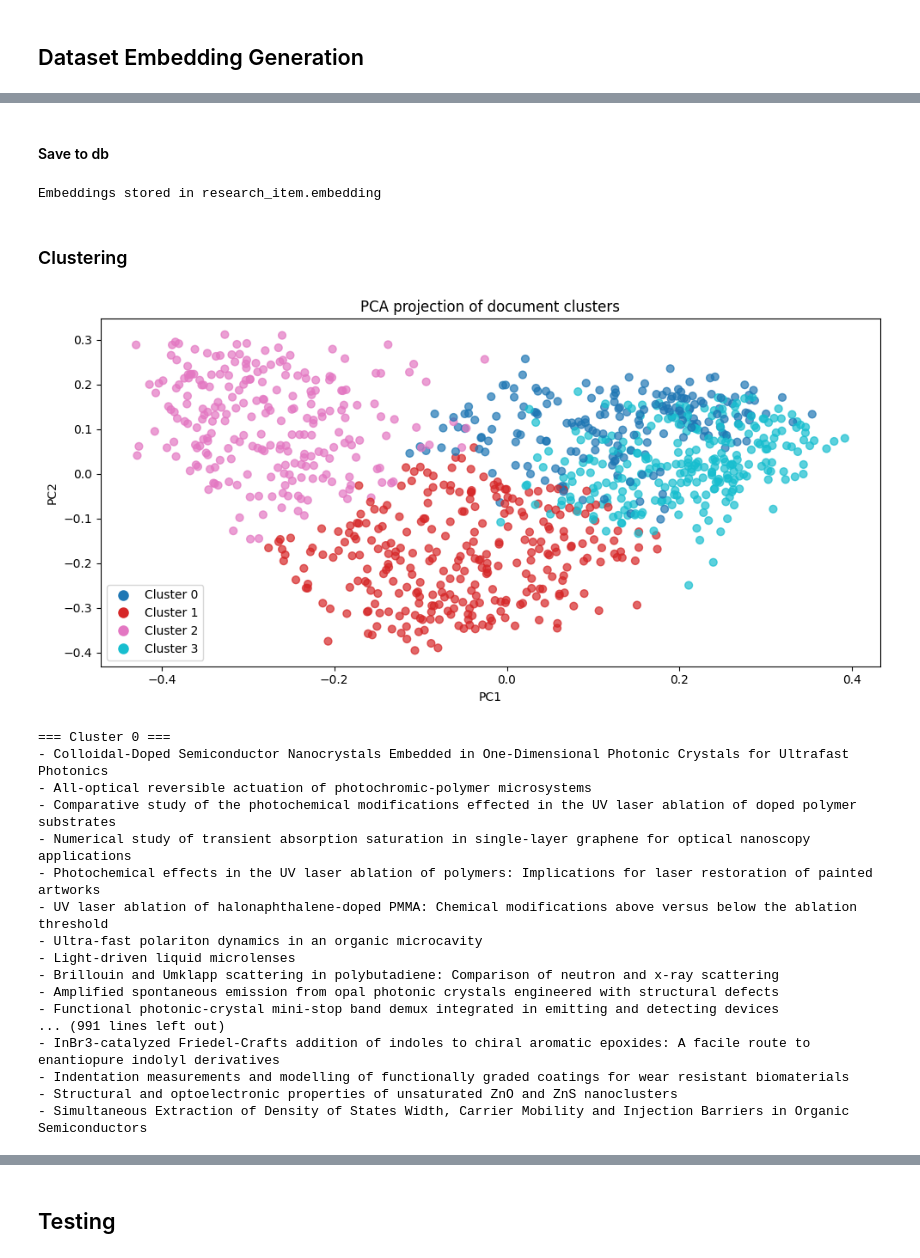
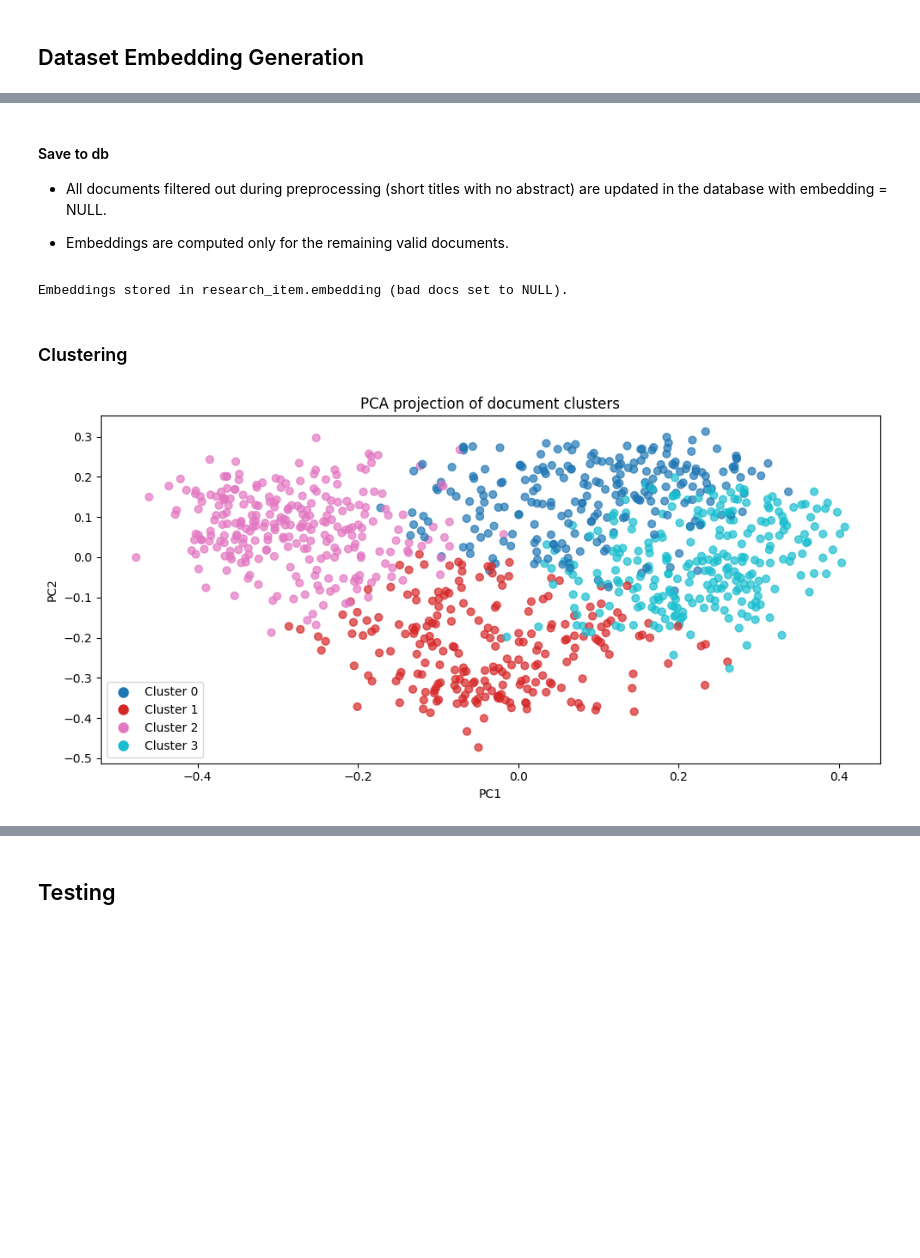
Before and after one commit to mircosenes/scientilla_ai, a Jupyter notebook: SPECTER/Specter_create_and_test.ipynb, the cells around one changed output, grey strips where cells are left out. Cells and saved outputs as stored; diff of their text form; code cells hidden in the pictures; blank space fills up the shorter version.

Commit message:
add some preprocessing and specter2 implementation

```diff
--- a/SPECTER/Specter_create_and_test.ipynb
+++ b/SPECTER/Specter_create_and_test.ipynb
@@ -89,10 +149,8 @@ import numpy as np
 
 model = SentenceTransformer("sentence-transformers/allenai-specter")
 
-doc_texts = [json.dumps(d, ensure_ascii=False) for d in data_array]
-
 doc_embeddings = model.encode(
-    doc_texts,
+    cleaned_texts,
     convert_to_numpy=True,
     normalize_embeddings=True
 )
@@ -109,23 +157,37 @@ doc_embeddings = model.encode(
-# %% [markdown]
-#### Save to db
+# %% [markdown]
+#### Save to db
+
+- All documents filtered out during preprocessing (short titles with no abstract) are updated in the database with embedding = NULL.
+
+- Embeddings are computed only for the remaining valid documents.
 # %%
+# set embeddings to NULL for filtered out documents
+if bad_ids:
+    null_sql = """
+    UPDATE research_item
+    SET embedding = NULL
+    WHERE id = ANY(%s);
+    """
+    cur.execute(null_sql, (bad_ids,))
+
+# store embeddings for the remaining documents
 update_sql = """
 UPDATE research_item
 SET embedding = %s::vector
 WHERE id = %s;
 """
 
-for rid, emb in zip(ids, doc_embeddings):
+for rid, emb in zip(filtered_ids, doc_embeddings):
     emb_list = emb.tolist()
-    emb_str = "[" + ",".join(str(x) for x in emb_list) + "]"
+    emb_str = "[" + ",".join(str(float(x)) for x in emb_list) + "]"
     cur.execute(update_sql, (emb_str, rid))
 
 conn.commit()
 cur.close()
 
-print("Embeddings stored in research_item.embedding")
+print("Embeddings stored in research_item.embedding (bad docs set to NULL).")
 # %% [output]
-Embeddings stored in research_item.embedding
+Embeddings stored in research_item.embedding (bad docs set to NULL).
 # %% [markdown]
 ### Clustering
 # %%
@@ -135,7 +197,7 @@ import numpy as np
 from sklearn.cluster import KMeans
 import matplotlib.cm as cm
 
-titles = [d.get("title") or "" for d in data_array]  # extract titles
+titles = cleaned_texts  # extract titles
 
 n_clusters = 4
 kmeans = KMeans(n_clusters=n_clusters, random_state=42)
@@ -147,56 +209,39 @@ colors = [cmap(l) for l in labels]
 pca = PCA(n_components=2, random_state=42)
 emb_2d = pca.fit_transform(doc_embeddings)
 
 plt.figure(figsize=(10, 5))
 plt.scatter(
     emb_2d[:, 0],
     emb_2d[:, 1],
     color=colors,
     s=40,
     alpha=0.7
 )
 
 
 plt.xlabel("PC1")
 plt.ylabel("PC2")
 plt.title("PCA projection of document clusters")
 
 unique_labels = np.unique(labels)
 handles = [
     plt.Line2D([], [], marker="o", linestyle="", markersize=8,
                label=f"Cluster {l}", color=cmap(l))
     for l in unique_labels
 ]
 plt.legend(handles=handles, loc="best")
 
 plt.tight_layout()
 plt.show()
 
 # Print documents grouped by cluster
-for c in range(n_clusters):
-    print(f"\n=== Cluster {c} ===")
-    indices = np.where(labels == c)[0]
-    for idx in indices:
-        print(f"- {titles[idx]}")
+# for c in range(n_clusters):
+#     print(f"\n=== Cluster {c} ===")
+#     indices = np.where(labels == c)[0]
+#     for idx in indices:
+#         print(f"- {titles[idx]}")
 # %% [output]
-[figure, old version]
+[figure, new version]
-=== Cluster 0 ===
-- Colloidal-Doped Semiconductor Nanocrystals Embedded in One-Dimensional Photonic Crystals for Ultrafast Photonics
-- All-optical reversible actuation of photochromic-polymer microsystems
-- Comparative study of the photochemical modifications effected in the UV laser ablation of doped polymer substrates
-- Numerical study of transient absorption saturation in single-layer graphene for optical nanoscopy applications
-- Photochemical effects in the UV laser ablation of polymers: Implications for laser restoration of painted artworks
-- UV laser ablation of halonaphthalene-doped PMMA: Chemical modifications above versus below the ablation threshold
-- Ultra-fast polariton dynamics in an organic microcavity
-- Light-driven liquid microlenses
-- Brillouin and Umklapp scattering in polybutadiene: Comparison of neutron and x-ray scattering
-- Amplified spontaneous emission from opal photonic crystals engineered with structural defects
-- Functional photonic-crystal mini-stop band demux integrated in emitting and detecting devices
-... (991 lines left out)
-- InBr3-catalyzed Friedel-Crafts addition of indoles to chiral aromatic epoxides: A facile route to enantiopure indolyl derivatives
-- Indentation measurements and modelling of functionally graded coatings for wear resistant biomaterials
-- Structural and optoelectronic properties of unsaturated ZnO and ZnS nanoclusters
-- Simultaneous Extraction of Density of States Width, Carrier Mobility and Injection Barriers in Organic Semiconductors
 # %%
 from sklearn.manifold import TSNE
 
```
Also changed, not shown: parts of 12 cells of this notebook, 6 other files.
